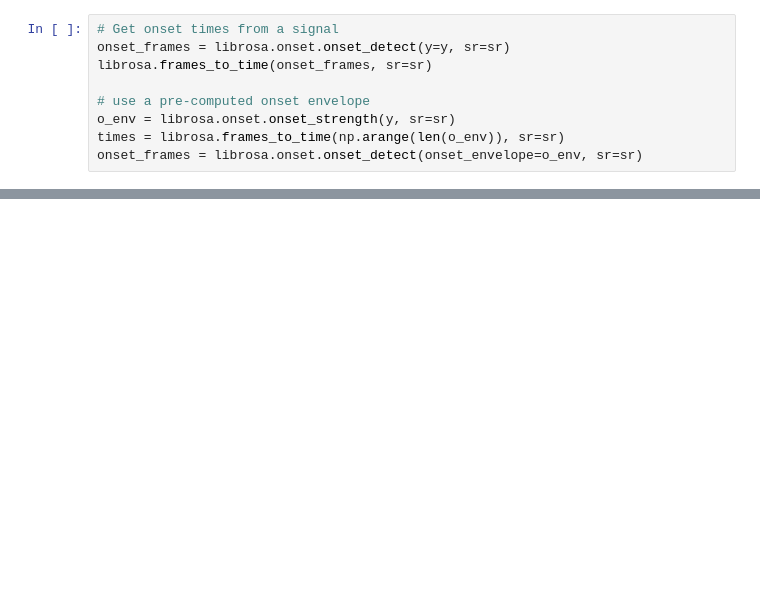
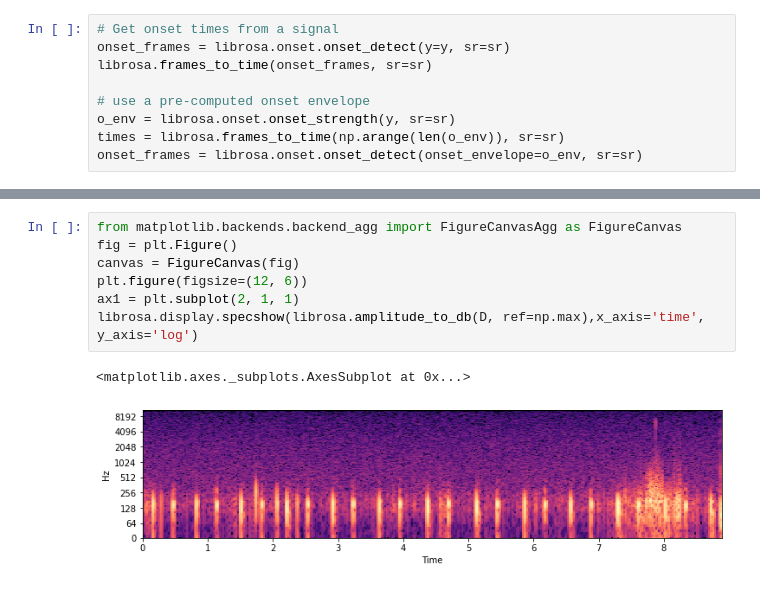
Before and after one commit to kit57/heartbeat_classification, a Jupyter notebook: Data_exploration.ipynb, the cells around one changed output, grey strips where cells are left out. Drawn from its saved outputs; the diff is of its cells as text; blank space fills up the shorter version.

```diff
--- a/Data_exploration.ipynb
+++ b/Data_exploration.ipynb
@@ -212,0 +218,10 @@ plt.legend(frameon=True, framealpha=0.75)
+# %%
+from matplotlib.backends.backend_agg import FigureCanvasAgg as FigureCanvas
+fig = plt.Figure()
+canvas = FigureCanvas(fig)
+plt.figure(figsize=(12, 6))
+ax1 = plt.subplot(2, 1, 1)
+librosa.display.specshow(librosa.amplitude_to_db(D, ref=np.max),x_axis='time', y_axis='log')
+# %% [output]
+<matplotlib.axes._subplots.AxesSubplot at 0x...>
+[figure, added]
```
Also changed, not shown: parts of 9 cells of this notebook, 1 other file.
